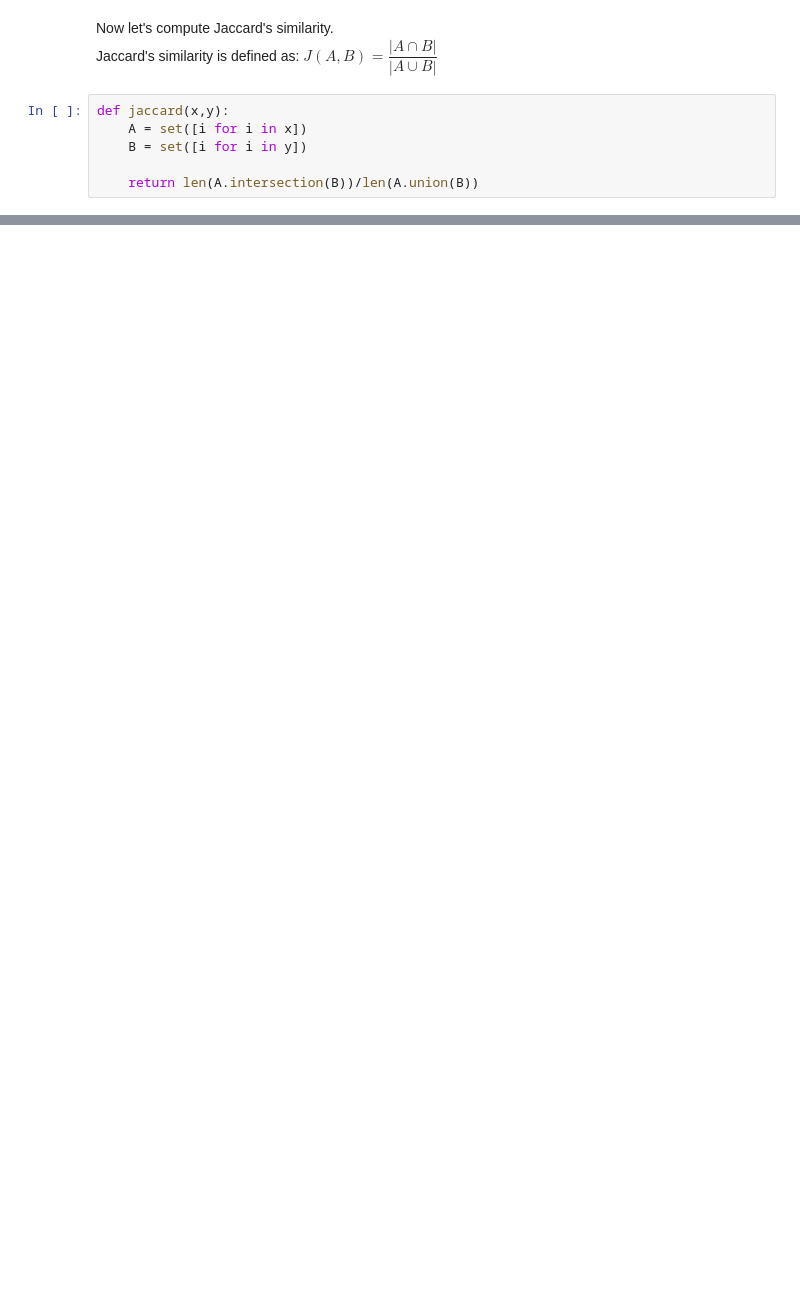
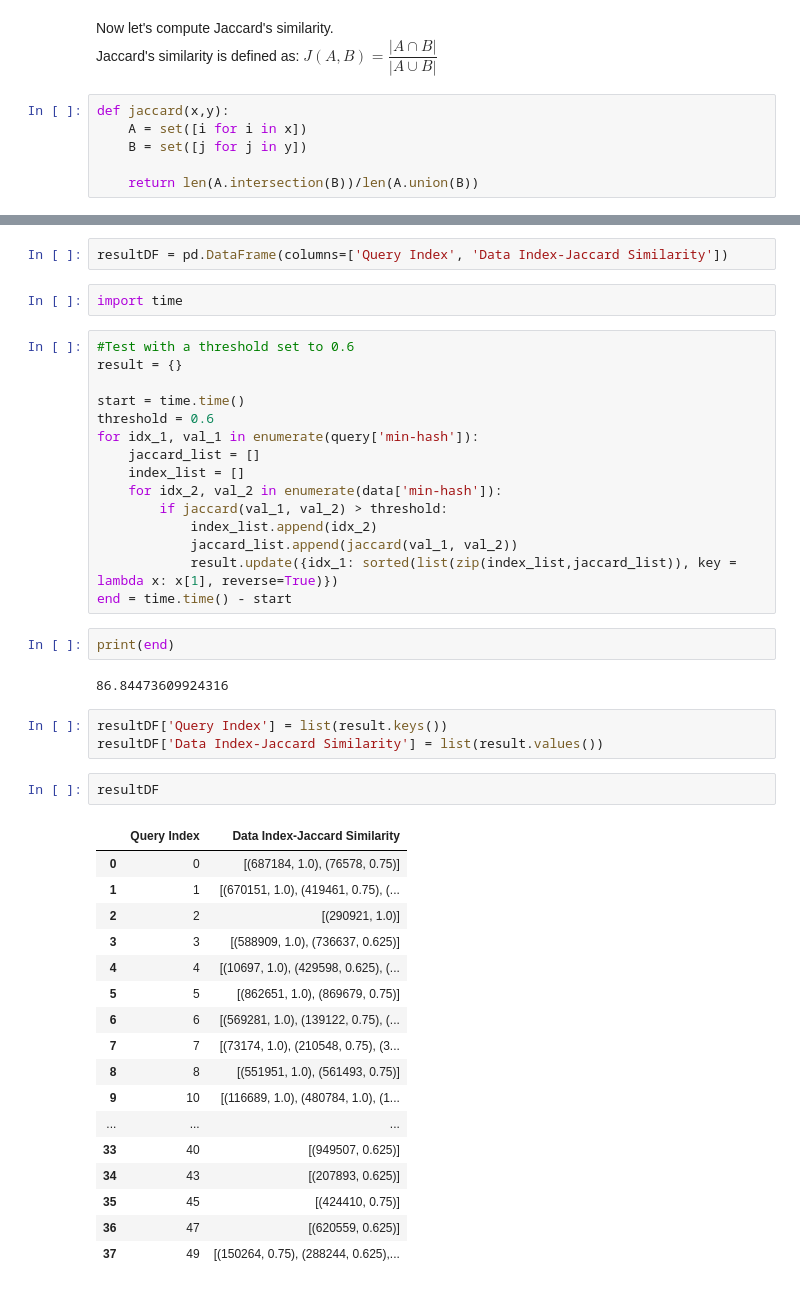
Before and after one commit to gianaguico/ADM_HW4_Group33, a Jupyter notebook: Q1.ipynb, the cells around one changed output, grey strips where cells are left out. Saved outputs shown, nothing was run; the diff lists cells and outputs as text; blank space fills up the shorter version.

Commit message:
Jaccard Similarity

```diff
--- a/Q1.ipynb
+++ b/Q1.ipynb
@@ -273,6 +330,6 @@ $J(A,B)=\dfrac{|A \cap B|}{|A \cup B|}$
 # %%
 def jaccard(x,y):
     A = set([i for i in x])
-    B = set([i for i in y])
+    B = set([j for j in y])
 
     return len(A.intersection(B))/len(A.union(B))
@@ -286,0 +338,46 @@ print(out)
+# %%
+resultDF = pd.DataFrame(columns=['Query Index', 'Data Index-Jaccard Similarity'])
+# %%
+import time
+# %%
+#Test with a threshold set to 0.6
+result = {}
+
+start = time.time()
+threshold = 0.6
+for idx_1, val_1 in enumerate(query['min-hash']):
+    jaccard_list = []
+    index_list = []
+    for idx_2, val_2 in enumerate(data['min-hash']):
+        if jaccard(val_1, val_2) > threshold:
+            index_list.append(idx_2)
+            jaccard_list.append(jaccard(val_1, val_2))
+            result.update({idx_1: sorted(list(zip(index_list,jaccard_list)), key = lambda x: x[1], reverse=True)})
+end = time.time() - start
+# %%
+print(end)
+# %% [output]
+86.84473609924316
+# %%
+resultDF['Query Index'] = list(result.keys())
+resultDF['Data Index-Jaccard Similarity'] = list(result.values())
+# %%
+resultDF
+# %% [output]
+|  | Query Index | Data Index-Jaccard Similarity |
+| 0 | 0 | [(687184, 1.0), (76578, 0.75)] |
+| 1 | 1 | [(670151, 1.0), (419461, 0.75), (... |
+| 2 | 2 | [(290921, 1.0)] |
+| 3 | 3 | [(588909, 1.0), (736637, 0.625)] |
+| 4 | 4 | [(10697, 1.0), (429598, 0.625), (... |
+| 5 | 5 | [(862651, 1.0), (869679, 0.75)] |
+| 6 | 6 | [(569281, 1.0), (139122, 0.75), (... |
+| 7 | 7 | [(73174, 1.0), (210548, 0.75), (3... |
+| 8 | 8 | [(551951, 1.0), (561493, 0.75)] |
+| 9 | 10 | [(116689, 1.0), (480784, 1.0), (1... |
+| ... | ... | ... |
+| 33 | 40 | [(949507, 0.625)] |
+| 34 | 43 | [(207893, 0.625)] |
+| 35 | 45 | [(424410, 0.75)] |
+| 36 | 47 | [(620559, 0.625)] |
+| 37 | 49 | [(150264, 0.75), (288244, 0.625),... |
```
Also changed, not shown: parts of 44 cells of this notebook.
